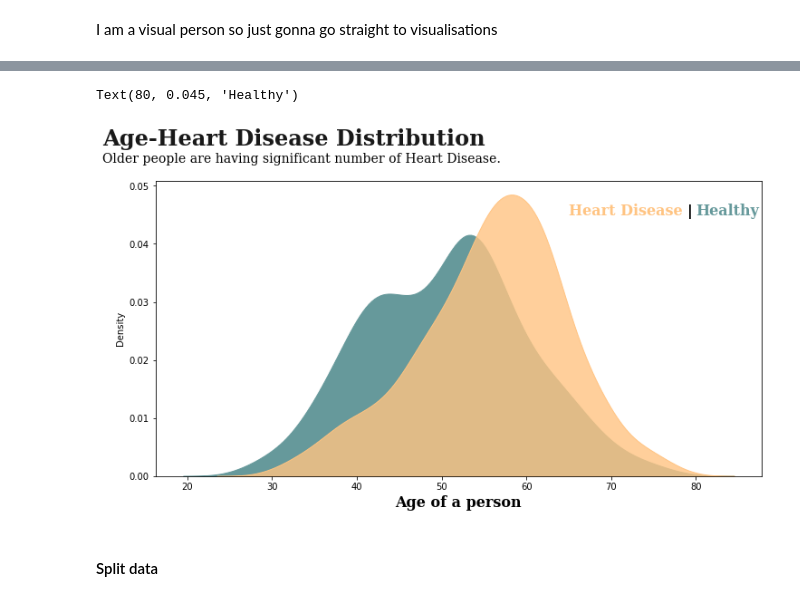
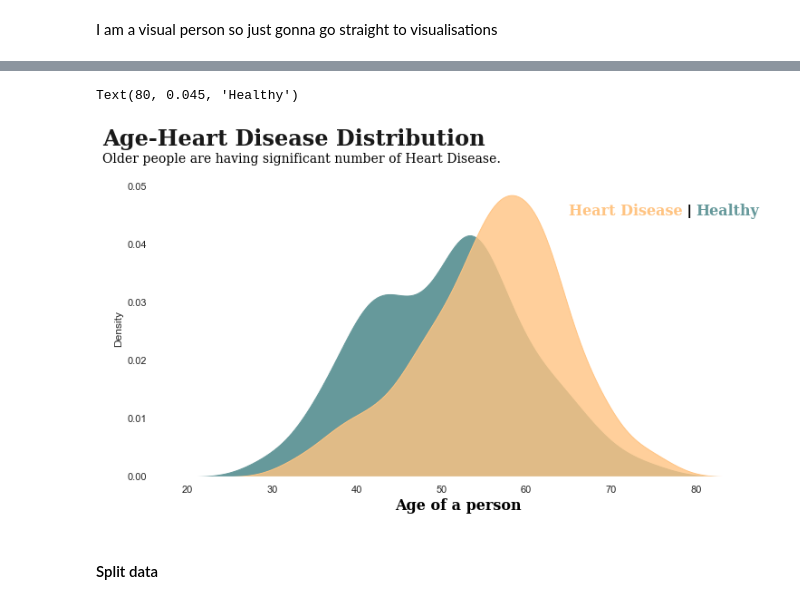
Before and after one commit to paulynamagana/heart_failure_predict, a Jupyter notebook: heart_failure_prediction.ipynb, the cells around one changed output, grey strips where cells are left out. Saved outputs shown, nothing was run; the diff lists cells and outputs as text; code cells hidden in the pictures.

```diff
--- a/heart_failure_prediction.ipynb
+++ b/heart_failure_prediction.ipynb
@@ -161,28 +163,29 @@ sns.boxplot(df.Cholesterol)
 # %%
 ## Age and HeartDisease
 
 #color palette for visualizations
 colors = ['#f6f5f5','#66999B','#B3AF8F','#FFC482']
 palette = sns.color_palette( palette = colors)
 
 f, ax = plt.subplots(figsize=(12,6))
 
 #background
 ax.set_facecolor('white')
 
 sns.kdeplot(data = df[df['HeartDisease'] == 0], ax = ax, x = 'Age', shade = True,  alpha = 1, color = '#66999B' )
 sns.kdeplot(data = df[df['HeartDisease'] == 1],ax = ax,x = 'Age', shade = True,  alpha = 0.8, color = '#FFC482')
 
 ax.set_xlabel('Age of a person', fontdict = {'font':'Serif', 'color': 'black', 'weight':'bold','size': 16})
+ax.spines[["top", "right", "left"]].set_visible(False)
 
 ax.text(10,0.0570,"Age-Heart Disease Distribution", {'font':'Serif', 'weight':'bold','color': 'black', 'size':24}, alpha= 0.9)
 ax.text(10,0.0540,'Older people are having significant number of Heart Disease.', {'font':'Serif', 'color': 'black', 'size':14})
 ax.text(65,0.0450, 'Heart Disease ', {'font': 'Serif','weight':'bold','size': '16','weight':'bold','style':'normal', 'color':'#FFC482'})
 ax.text(79,0.0450, '|', {'color':'black' , 'size':'16', 'weight': 'bold'})
 ax.text(80,0.0450, 'Healthy', {'font': 'Serif','weight':'bold', 'size': '16','style':'normal', 'weight':'bold','color':'#66999B'})
 # %% [output]
 Text(80, 0.045, 'Healthy')
-[figure, old version]
+[figure, new version]
 # %% [markdown]
 #### Split data
 # %%
```
Also changed, not shown: parts of 28 cells of this notebook, 1 other file.
